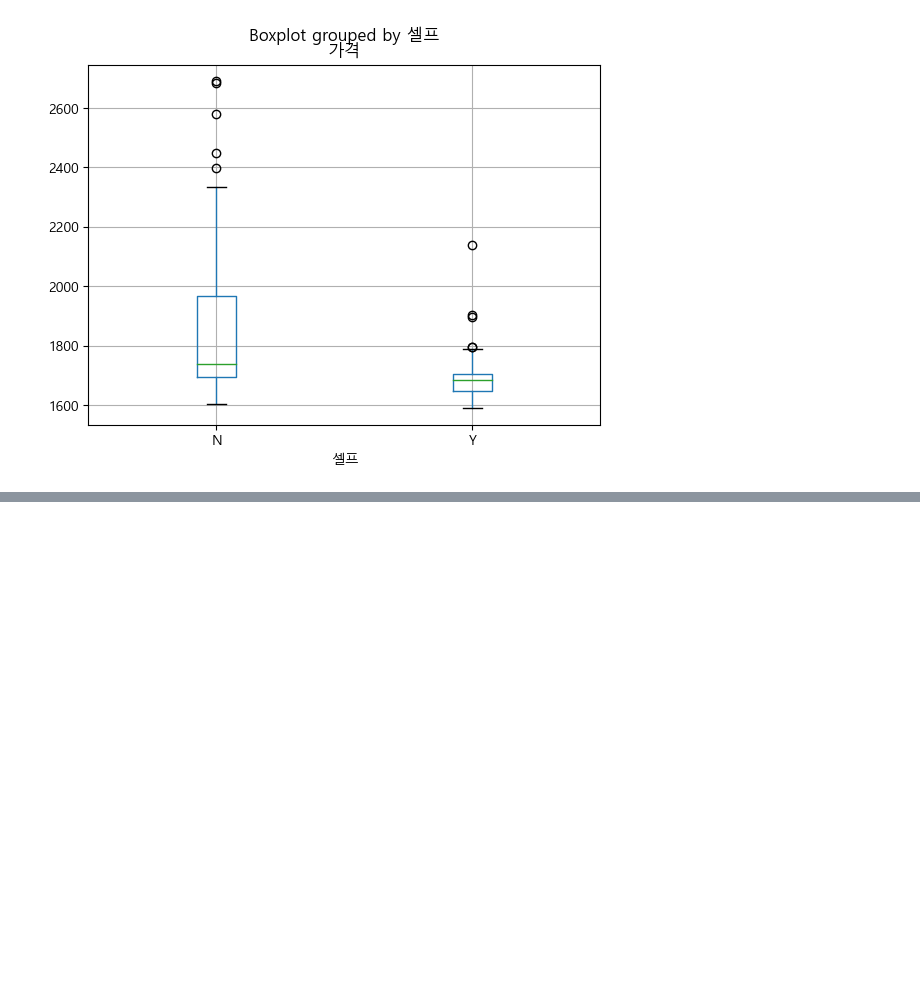
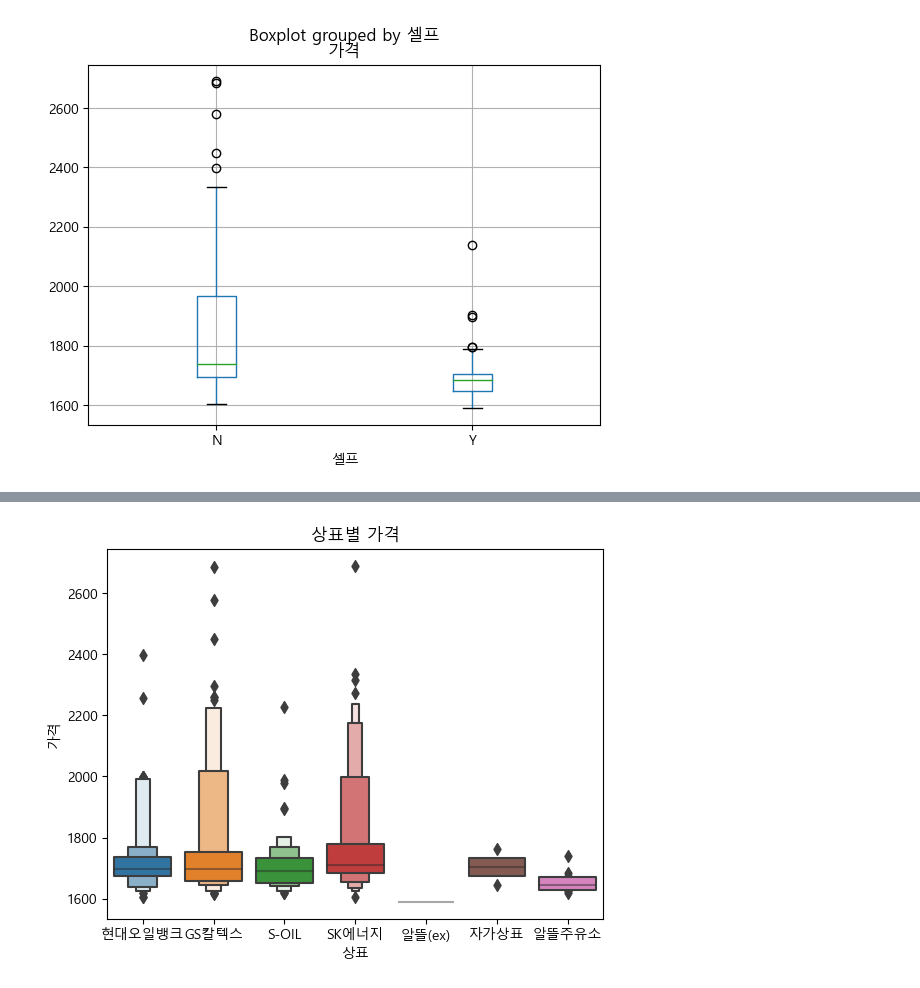
Before and after one commit to hyangshim/DataAnalysis_lecture-2023.04, a Jupyter notebook: 05.Crawling/15.Opinet.ipynb, the cells around one changed output, grey strips where cells are left out. Saved outputs shown, nothing was run; the diff lists cells and outputs as text; code cells hidden in the pictures; blank space fills up the shorter version.

```diff
--- a/05.Crawling/15.Opinet.ipynb
+++ b/05.Crawling/15.Opinet.ipynb
@@ -168,0 +187,6 @@ plt.show()
+# %%
+sns.boxenplot(x='상표',y='가격',data=df)
+plt.title('상표별 가격')
+plt.show()
+# %% [output]
+[figure, added]
```
Also changed, not shown: parts of 8 cells of this notebook.
